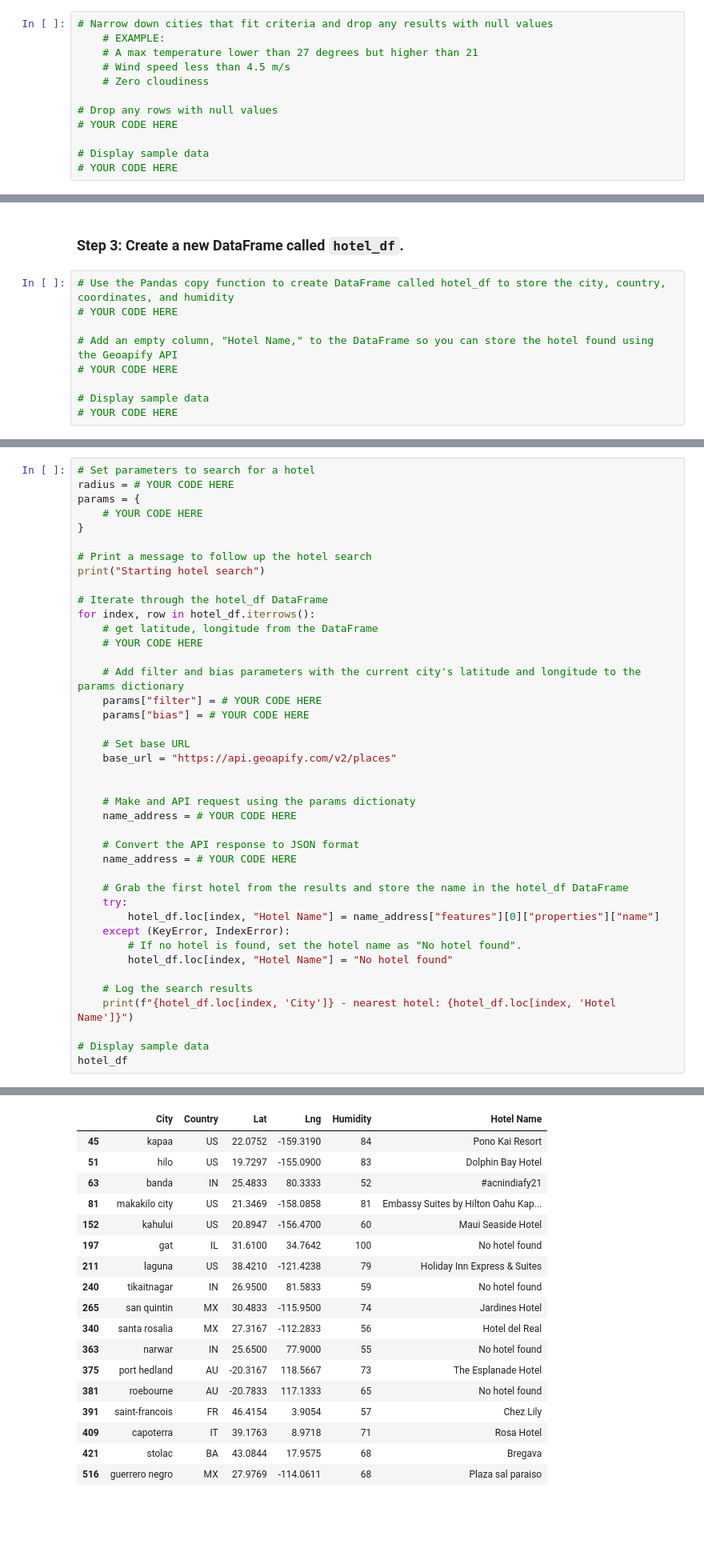
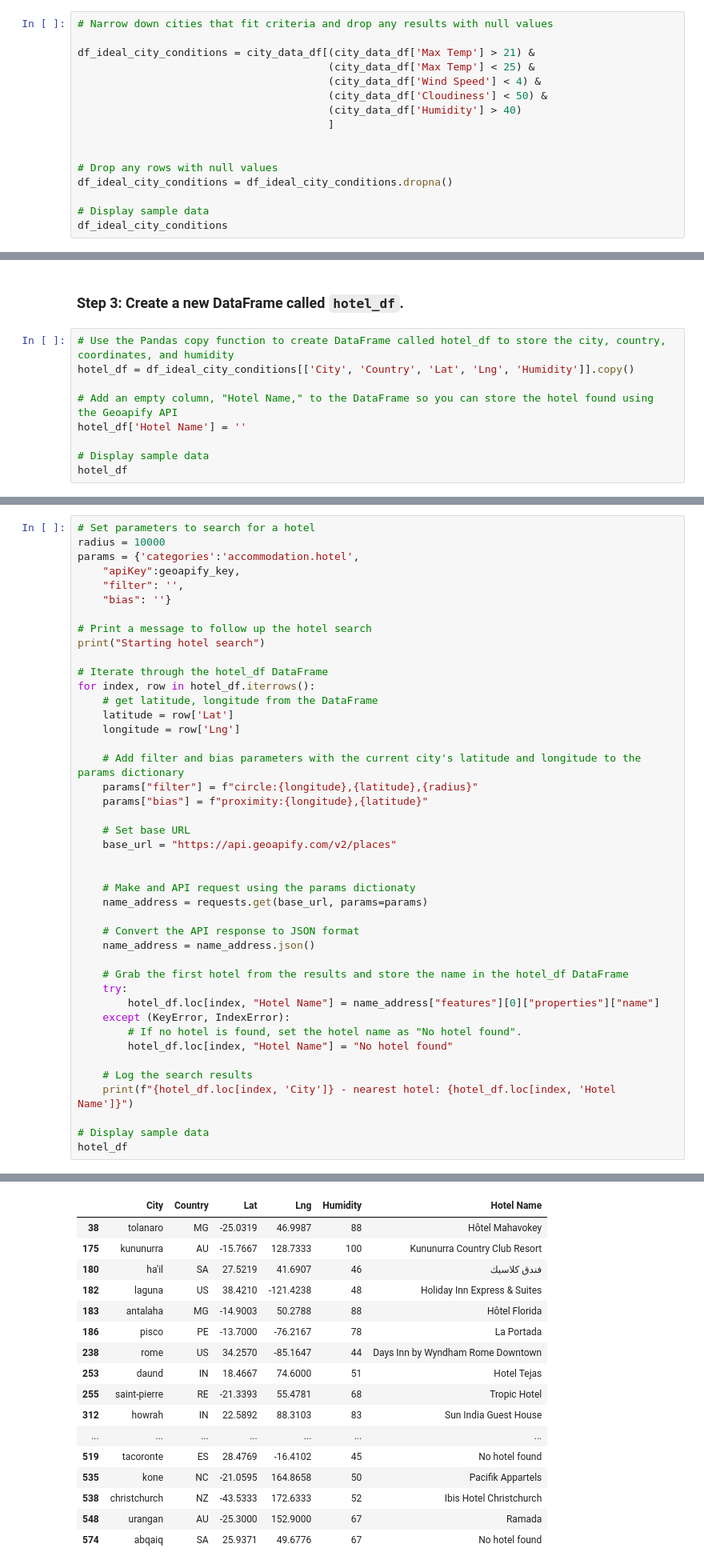
Before and after one commit to gfsiciliani/python-api-challenge, a Jupyter notebook: WeatherPy/VacationPy-complete.ipynb, the cells around one changed output, grey strips where cells are left out. Shown at 80% size. Saved outputs shown, nothing was run; the diff lists cells and outputs as text; blank space fills up the shorter version.

```diff
--- a/WeatherPy/VacationPy-complete.ipynb
+++ b/WeatherPy/VacationPy-complete.ipynb
@@ -56,13 +57,17 @@ map_plot_1
 ### Step 2: Narrow down the `city_data_df` DataFrame to find your ideal weather condition
 # %%
 # Narrow down cities that fit criteria and drop any results with null values
-    # EXAMPLE:
-    # A max temperature lower than 27 degrees but higher than 21
-    # Wind speed less than 4.5 m/s
-    # Zero cloudiness
+
+df_ideal_city_conditions = city_data_df[(city_data_df['Max Temp'] > 21) &
+                                        (city_data_df['Max Temp'] < 25) &
+                                        (city_data_df['Wind Speed'] < 4) &
+                                        (city_data_df['Cloudiness'] < 50) &
+                                        (city_data_df['Humidity'] > 40)
+                                        ]
+
 
 # Drop any rows with null values
-# YOUR CODE HERE
+df_ideal_city_conditions = df_ideal_city_conditions.dropna()
 
 # Display sample data
-# YOUR CODE HERE
+df_ideal_city_conditions
@@ -70,12 +93,12 @@ map_plot_1
 ### Step 3: Create a new DataFrame called `hotel_df`.
 # %%
 # Use the Pandas copy function to create DataFrame called hotel_df to store the city, country, coordinates, and humidity
-# YOUR CODE HERE
+hotel_df = df_ideal_city_conditions[['City', 'Country', 'Lat', 'Lng', 'Humidity']].copy()
 
 # Add an empty column, "Hotel Name," to the DataFrame so you can store the hotel found using the Geoapify API
-# YOUR CODE HERE
+hotel_df['Hotel Name'] = ''
 
 # Display sample data
-# YOUR CODE HERE
+hotel_df
 # %% [output]
 |  | City | Country | Lat | Lng | Humidity | Hotel Name |
@@ -100,10 +122,11 @@ map_plot_1
 ### Step 4: For each city, use the Geoapify API to find the first hotel located within 10,000 metres of your coordinates.
 # %%
 # Set parameters to search for a hotel
-radius = # YOUR CODE HERE
-params = {
-    # YOUR CODE HERE
-}
+radius = 10000
+params = {'categories':'accommodation.hotel',
+    "apiKey":geoapify_key,
+    "filter": '',
+    "bias": ''}
 
 # Print a message to follow up the hotel search
 print("Starting hotel search")
@@ -111,21 +134,22 @@ print("Starting hotel search")
 # Iterate through the hotel_df DataFrame
 for index, row in hotel_df.iterrows():
     # get latitude, longitude from the DataFrame
-    # YOUR CODE HERE
+    latitude = row['Lat']
+    longitude = row['Lng']
 
     # Add filter and bias parameters with the current city's latitude and longitude to the params dictionary
-    params["filter"] = # YOUR CODE HERE
-    params["bias"] = # YOUR CODE HERE
+    params["filter"] = f"circle:{longitude},{latitude},{radius}"
+    params["bias"] = f"proximity:{longitude},{latitude}"
 
     # Set base URL
     base_url = "https://api.geoapify.com/v2/places"
 
 
     # Make and API request using the params dictionaty
-    name_address = # YOUR CODE HERE
+    name_address = requests.get(base_url, params=params)
 
     # Convert the API response to JSON format
-    name_address = # YOUR CODE HERE
+    name_address = name_address.json()
 
     # Grab the first hotel from the results and store the name in the hotel_df DataFrame
     try:
@@ -161,20 +184,19 @@ guerrero negro - nearest hotel: Plaza sal paraiso
 |  | City | Country | Lat | Lng | Humidity | Hotel Name |
-| 45 | kapaa | US | 22.0752 | -159.3190 | 84 | Pono Kai Resort |
-| 51 | hilo | US | 19.7297 | -155.0900 | 83 | Dolphin Bay Hotel |
-| 63 | banda | IN | 25.4833 | 80.3333 | 52 | #acnindiafy21 |
-| 81 | makakilo city | US | 21.3469 | -158.0858 | 81 | Embassy Suites by Hilton Oahu Kap... |
-| 152 | kahului | US | 20.8947 | -156.4700 | 60 | Maui Seaside Hotel |
-| 197 | gat | IL | 31.6100 | 34.7642 | 100 | No hotel found |
-| 211 | laguna | US | 38.4210 | -121.4238 | 79 | Holiday Inn Express & Suites |
-| 240 | tikaitnagar | IN | 26.9500 | 81.5833 | 59 | No hotel found |
-| 265 | san quintin | MX | 30.4833 | -115.9500 | 74 | Jardines Hotel |
-| 340 | santa rosalia | MX | 27.3167 | -112.2833 | 56 | Hotel del Real |
-| 363 | narwar | IN | 25.6500 | 77.9000 | 55 | No hotel found |
-| 375 | port hedland | AU | -20.3167 | 118.5667 | 73 | The Esplanade Hotel |
-| 381 | roebourne | AU | -20.7833 | 117.1333 | 65 | No hotel found |
-| 391 | saint-francois | FR | 46.4154 | 3.9054 | 57 | Chez Lily |
-| 409 | capoterra | IT | 39.1763 | 8.9718 | 71 | Rosa Hotel |
-| 421 | stolac | BA | 43.0844 | 17.9575 | 68 | Bregava |
-| 516 | guerrero negro | MX | 27.9769 | -114.0611 | 68 | Plaza sal paraiso |
+| 38 | tolanaro | MG | -25.0319 | 46.9987 | 88 | Hôtel Mahavokey |
+| 175 | kununurra | AU | -15.7667 | 128.7333 | 100 | Kununurra Country Club Resort |
+| 180 | ha'il | SA | 27.5219 | 41.6907 | 46 | فندق كلاسيك |
+| 182 | laguna | US | 38.4210 | -121.4238 | 48 | Holiday Inn Express & Suites |
+| 183 | antalaha | MG | -14.9003 | 50.2788 | 88 | Hôtel Florida |
+| 186 | pisco | PE | -13.7000 | -76.2167 | 78 | La Portada |
+| 238 | rome | US | 34.2570 | -85.1647 | 44 | Days Inn by Wyndham Rome Downtown |
+| 253 | daund | IN | 18.4667 | 74.6000 | 51 | Hotel Tejas |
+| 255 | saint-pierre | RE | -21.3393 | 55.4781 | 68 | Tropic Hotel |
+| 312 | howrah | IN | 22.5892 | 88.3103 | 83 | Sun India Guest House |
+| ... | ... | ... | ... | ... | ... | ... |
+| 519 | tacoronte | ES | 28.4769 | -16.4102 | 45 | No hotel found |
+| 535 | kone | NC | -21.0595 | 164.8658 | 50 | Pacifik Appartels |
+| 538 | christchurch | NZ | -43.5333 | 172.6333 | 52 | Ibis Hotel Christchurch |
+| 548 | urangan | AU | -25.3000 | 152.9000 | 67 | Ramada |
+| 574 | abqaiq | SA | 25.9371 | 49.6776 | 67 | No hotel found |
 # %% [markdown]
 ### Step 5: Add the hotel name and the country as additional information in the hover message for each city in the map.
```
Also changed, not shown: parts of 7 cells of this notebook, 7 other files.
